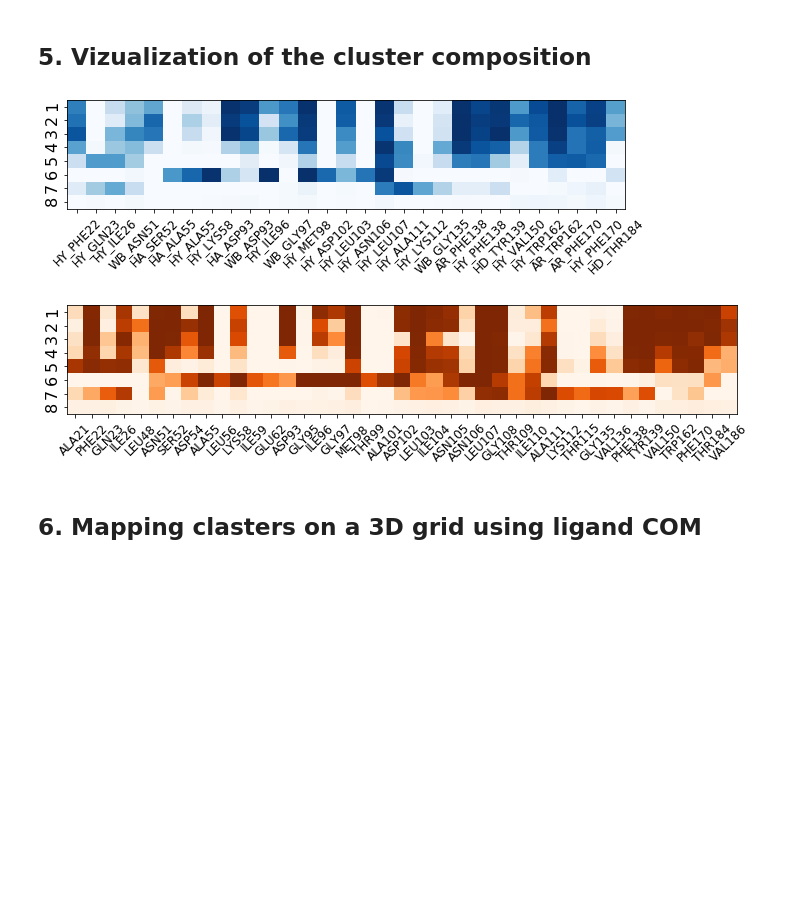
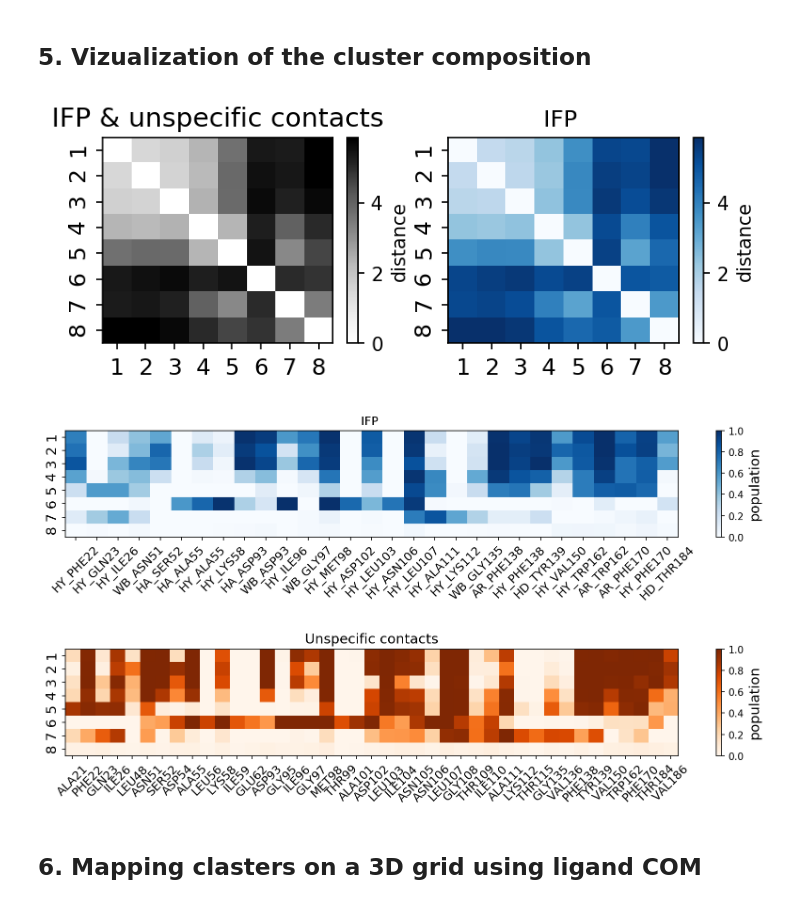
Before and after one commit to HITS-MCM/MD-IFP, a Jupyter notebook: IFP_generation_examples_Analysis.ipynb, the cells around one changed output. Cells and saved outputs as stored; diff of their text form; code cells hidden in the pictures; blank space fills up the shorter version.

```diff
--- a/IFP_generation_examples_Analysis.ipynb
+++ b/IFP_generation_examples_Analysis.ipynb
@@ -284,17 +334,17 @@ print(df_ext.shape,X.shape)
 # %% [markdown]
 ## 2. We will re-lable cluster by their size for nicer representation
 # %%
-reumber_labels = True
-if reumber_labels:
-    l,c = np.unique(km.labels_,return_counts=True)
+renumber_labels = True
+if renumber_labels:
+    l,c = np.unique(labels_,return_counts=True)
     ln = l[np.argsort(c)]
     label_mapping= dict(zip(ln,l))
     print(label_mapping)
-    new_labels = np.vectorize(label_mapping.get)(km.labels_)
+    new_labels = np.vectorize(label_mapping.get)(labels_)
     df_ext["label"] = new_labels
     print(np.unique(new_labels,return_counts=True))
 else:
-    df_ext["label"] = km.labels_
+    df_ext["label"] = labels_
 # %% [output]
 {7: 0, 2: 1, 1: 2, 4: 3, 3: 4, 0: 5, 6: 6, 5: 7}
 (array([0, 1, 2, 3, 4, 5, 6, 7]), array([ 448,  603, 1269, 1270, 1440, 1734, 2733, 3029], dtype=int64))
@@ -342,6 +392,7 @@ COLORS (i.e. averade RMSD) to be used in each cluster for plotting:  [20. 30.  0
 # %% [markdown]
 ##   5. Vizualization of the cluster composition
 # %%
+
 threshold = 0.5
 
 sorted_labels = labels_list[arg_Label_list]
@@ -367,41 +418,77 @@ RE_indx_threshold = []
 IFP_indx_threshold = []
 
 for i,c in enumerate(col_threshold):
     if c[:2] == "RE":
         RE_col_threshold.append(c[3:])
         RE_indx_threshold.append(i)
     else:
         IFP_col_threshold.append(c)
         IFP_indx_threshold.append(i)
 IFP_indx_threshold = np.asarray(IFP_indx_threshold)
 IFP_col_threshold = np.asarray(IFP_col_threshold)
 RE_col_threshold = np.asarray(RE_col_threshold)
 RE_indx_threshol = np.asarray(RE_indx_threshold)
 
+#--- compute and show 2D distance matrics of IFPs
+e_dist = np.zeros((ar.shape[0],ar.shape[0]))
+e_dist_ifp = np.zeros((ar.shape[0],ar.shape[0]))
+for i,ar1 in enumerate(ar):
+    for j,ar2 in enumerate(ar):
+        e_dist[i,j] = numpy.linalg.norm(ar1-ar2)
+        e_dist_ifp[i,j] = numpy.linalg.norm(ar1[indx]-ar2[indx])
+
+
+fig = plt.figure(figsize = (6, 2),facecolor='w',dpi=150)
+ax = plt.subplot(1,2,1)
+ec=plt.imshow(e_dist,cmap='Greys',aspect = "auto")
+plt.yticks(range(0,len(sorted_labels)),range(1,len(sorted_labels)+1),rotation=90,fontsize=12)
+plt.xticks(range(0,len(sorted_labels)),range(1,len(sorted_labels)+1),fontsize=12)
+cbar = plt.colorbar(ec)
+cbar.set_label('distance')
+ax.set_title("IFP & unspecific contacts",fontsize=14)
+ax = plt.subplot(1,2,2)
+ec=plt.imshow(e_dist,cmap='Blues',aspect = "auto")
+plt.yticks(range(0,len(sorted_labels)),range(1,len(sorted_labels)+1),rotation=90,fontsize=12)
+plt.xticks(range(0,len(sorted_labels)),range(1,len(sorted_labels)+1),fontsize=12)
+ax.set_title("IFP ")
+cbar = plt.colorbar(ec)
+cbar.set_label('distance')
+plt.show()
+
+
 # show IFP composition of the generated clusters
 file_save = DIR_out+"cluster_traj-population-IFP-img.png"
-fig = plt.figure(figsize = (10, int(Frame_clusters/3.1)),facecolor='w')
+fig = plt.figure(figsize = (14, int(Frame_clusters/3.1)),facecolor='w',dpi=150)
 ax = plt.subplot(1,1,1)
 max_ar = np.amax(ar[:,indx_threshold][:,IFP_indx_threshold])
-plt.imshow(ar[:,indx_threshold][:,IFP_indx_threshold],cmap='Blues',aspect = "auto")
+ec=plt.imshow(ar[:,indx_threshold][:,IFP_indx_threshold],cmap='Blues',aspect = "auto")
 plt.xticks(range(0,col_threshold[IFP_indx_threshold].shape[0]),col_threshold[IFP_indx_threshold] ,rotation=45,fontsize=12)
-plt.yticks(range(0,len(sorted_labels)),range(1,len(sorted_labels)+1),rotation=90,fontsize=16)
+plt.yticks(range(0,len(sorted_labels)),range(1,len(sorted_labels)+1),fontsize=14,rotation=90)
+ax.set_title("IFP ")
+cbar = plt.colorbar(ec)
+cbar.set_label('population',fontsize=14)
+
 if file_save !="":plt.savefig(file_save,format='png', dpi=300, bbox_inches='tight',transparent=True)
 else: plt.show()
 
 # show unspecific contact contribution is they are included in clustering
 if "RE" in ifp_list:
     file_save = DIR_out+"cluster_traj-population-RE-img.png"
-    fig = plt.figure(figsize = (12, int(Frame_clusters/3.1)),facecolor='w')
+    fig = plt.figure(figsize = (14, int(Frame_clusters/3.1)),facecolor='w',dpi=150)
     ax = plt.subplot(1,1,1)
-    plt.imshow(ar[:,indx_threshold][:,RE_indx_threshold],cmap='Oranges',aspect = "auto")
+    ec=plt.imshow(ar[:,indx_threshold][:,RE_indx_threshold],cmap='Oranges',aspect = "auto")
     plt.xticks(range(0,col_threshold[RE_indx_threshold].shape[0]),RE_col_threshold ,rotation=45,fontsize=12)
-    plt.yticks(range(0,len(sorted_labels)),range(1,len(sorted_labels)+1),rotation=90,fontsize=16)
+    plt.yticks(range(0,len(sorted_labels)),range(1,len(sorted_labels)+1),rotation=90,fontsize=14)
+    ax.set_title("Unspecific contacts",fontsize=14)
+    cbar = plt.colorbar(ec)
+    cbar.set_label('population',fontsize=14)
+
     if file_save !="":plt.savefig(file_save,format='png', dpi=300, bbox_inches='tight',transparent=True)
     else: plt.show()
 # %% [output]
-[figure, old version]
+[figure, new version]
-[figure, old version]
+[figure, new version]
+[figure, added]
 # %% [markdown]
 ## 6. Mapping clasters on a 3D grid using ligand COM
 # %%
```
Also changed, not shown: parts of 7 cells of this notebook, 5 other files.
